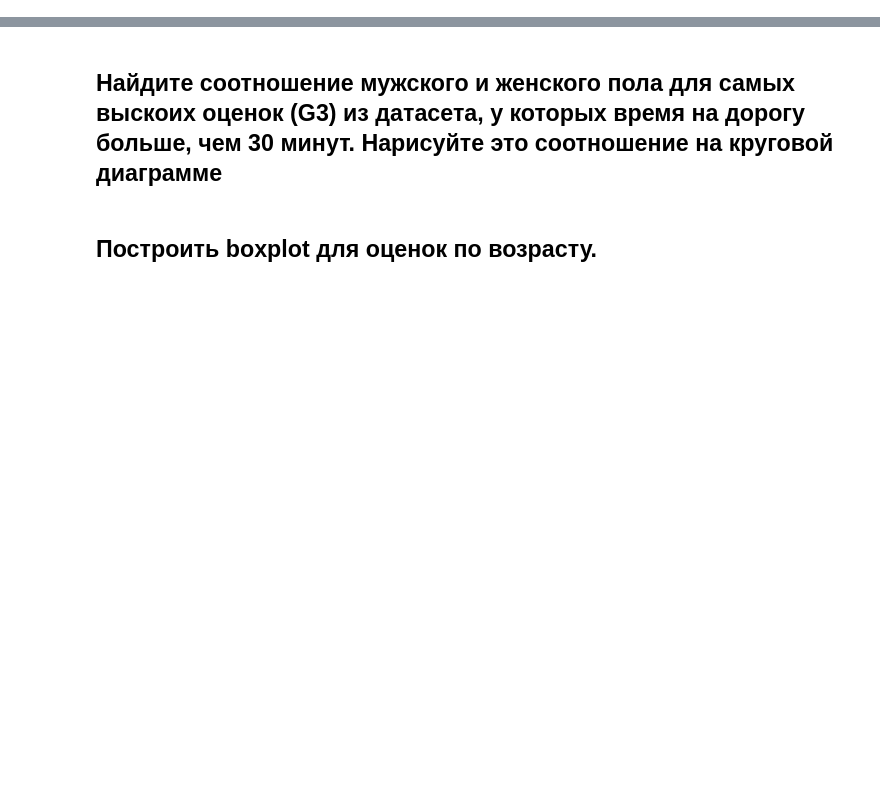
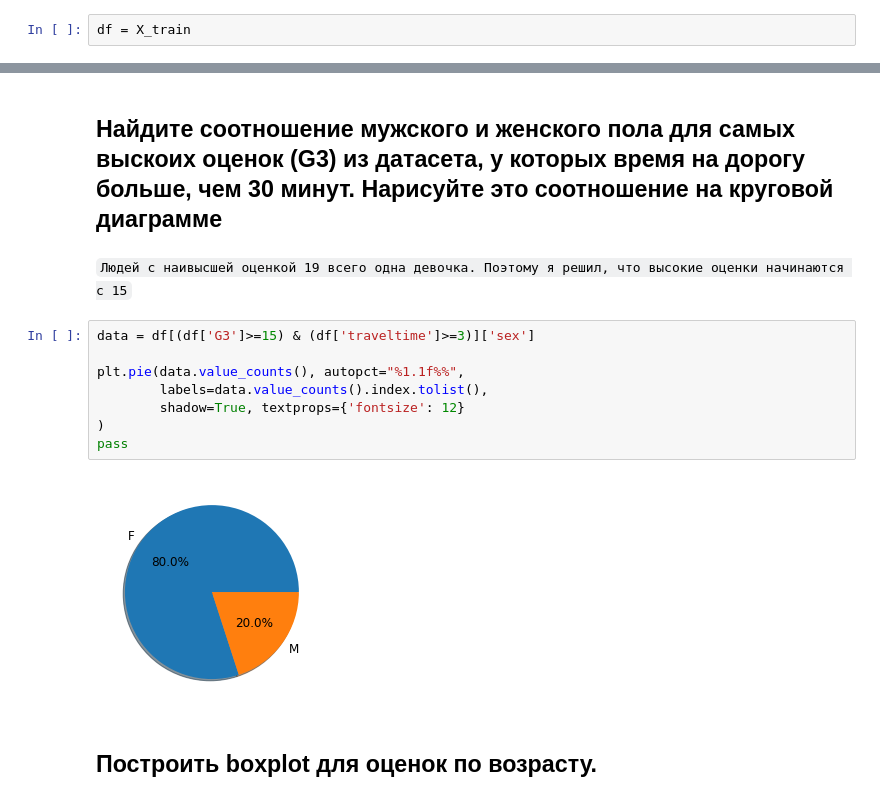
Before and after one commit to AmpiroMax/ml_mipt_dafe, a Jupyter notebook: homeworks/hw_1/hw_1_EDA_preproc.ipynb, the cells around one changed output, grey strips where cells are left out. Cells and saved outputs as stored; diff of their text form; blank space fills up the shorter version.

```diff
--- a/homeworks/hw_1/hw_1_EDA_preproc.ipynb
+++ b/homeworks/hw_1/hw_1_EDA_preproc.ipynb
@@ -183,3 +205,5 @@ pass
 ## Диапазон значений характеристик
 
 Посчитайте число уникальных значений для каждого признака и сравните их между собой.
+# %%
+df = X_train
@@ -186,4 +232,16 @@ pass
 # %% [markdown]
 ## Найдите соотношение мужского и женского пола для самых выскоих оценок (G3) из датасета, у которых время на дорогу больше, чем 30 минут. Нарисуйте это соотношение на круговой диаграмме
+# %% [markdown]
+`Людей с наивысшей оценкой 19 всего одна девочка. Поэтому я решил, что высокие оценки начинаются с 15`
+# %%
+data = df[(df['G3']>=15) & (df['traveltime']>=3)]['sex']
+
+plt.pie(data.value_counts(), autopct="%1.1f%%",
+        labels=data.value_counts().index.tolist(),
+        shadow=True, textprops={'fontsize': 12}
+)
+pass
+# %% [output]
+[figure, added]
 # %% [markdown]
 ## Построить boxplot для оценок по возрасту.
```
Also changed, not shown: parts of 16 cells of this notebook.
